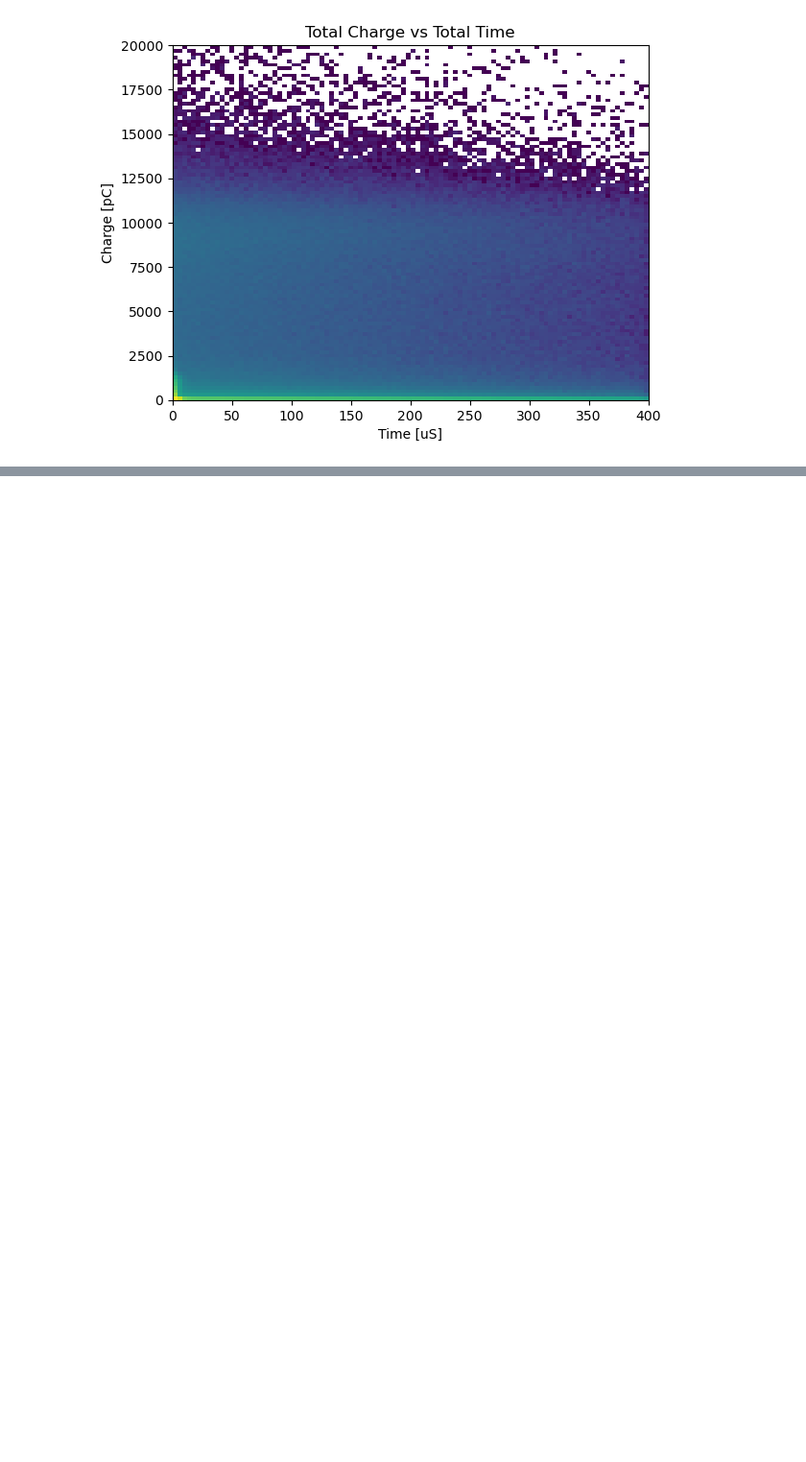
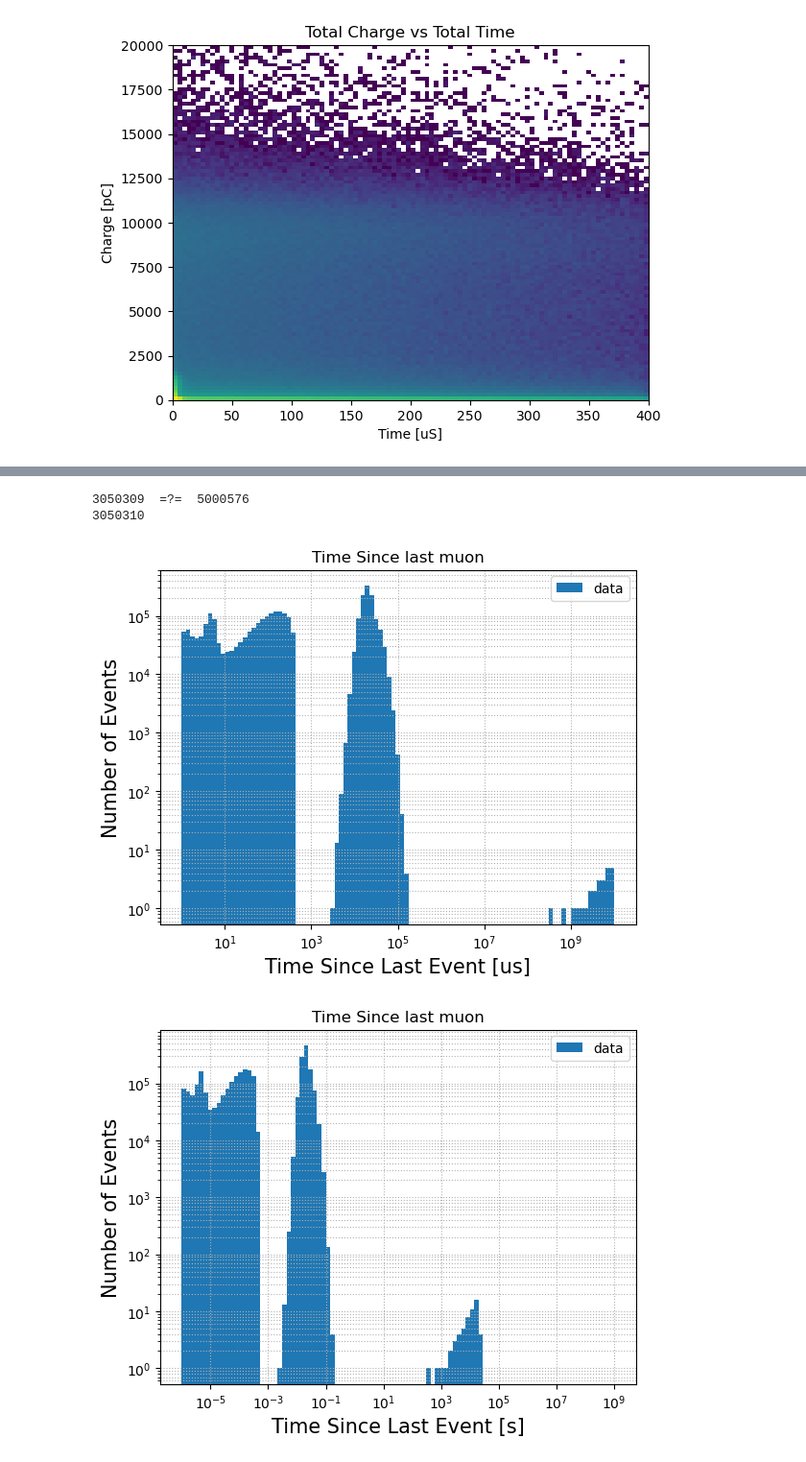
Before and after one commit to wtoslac/EosAnalyses, a Jupyter notebook: Austin/micheal_electron_analysis.ipynb, the cells around one changed output, grey strips where cells are left out. Shown at 96% size. Drawn from its saved outputs; the diff is of its cells as text; code cells hidden in the pictures; blank space fills up the shorter version.

```diff
--- a/Austin/micheal_electron_analysis.ipynb
+++ b/Austin/micheal_electron_analysis.ipynb
@@ -345,0 +392,20 @@ plot_hist(data_time[bool_mask],[0,5],0.5,title="timeSinceLastTrigger_us",xlabel=
+# %%
+data_timest = data_rdf.AsNumpy(columns=["timestamp"])["timestamp"]
+data_timest = data_timest / 1e3 # Convert to microseconds
+# %%
+flat_charge = flat(data_charge,isSum=True)
+bool_charge = get_mask(flat_charge, [0, 250])
+# %%
+time_diffc = np.diff(data_timest[bool_charge])
+print(len(time_diffc)," =?= ", len(data_time))
+print(len(flat_charge[bool_charge]))
+# %% [output]
+3050309  =?=  5000576
+3050310
+# %%
+plot_hist(time_diffc,[10e-1,10e9],100,title="Time Since last muon",xlabel="Time Since Last Event [us]",bool_log=True, bool_xlog=True)
+plot_hist(time_diffc/1e6,[10e-7,10e8],100,title="Time Since last muon",xlabel="Time Since Last Event [s]",bool_log=True, bool_xlog=True)
+plot_hist((flat_charge[bool_charge]),[0,300],1,title="Total Charge",xlabel="Total Charge [pC]",bool_log=True)
+# %% [output]
+[figure, added]
+[figure, added]
```
Also changed, not shown: parts of 17 cells of this notebook.
